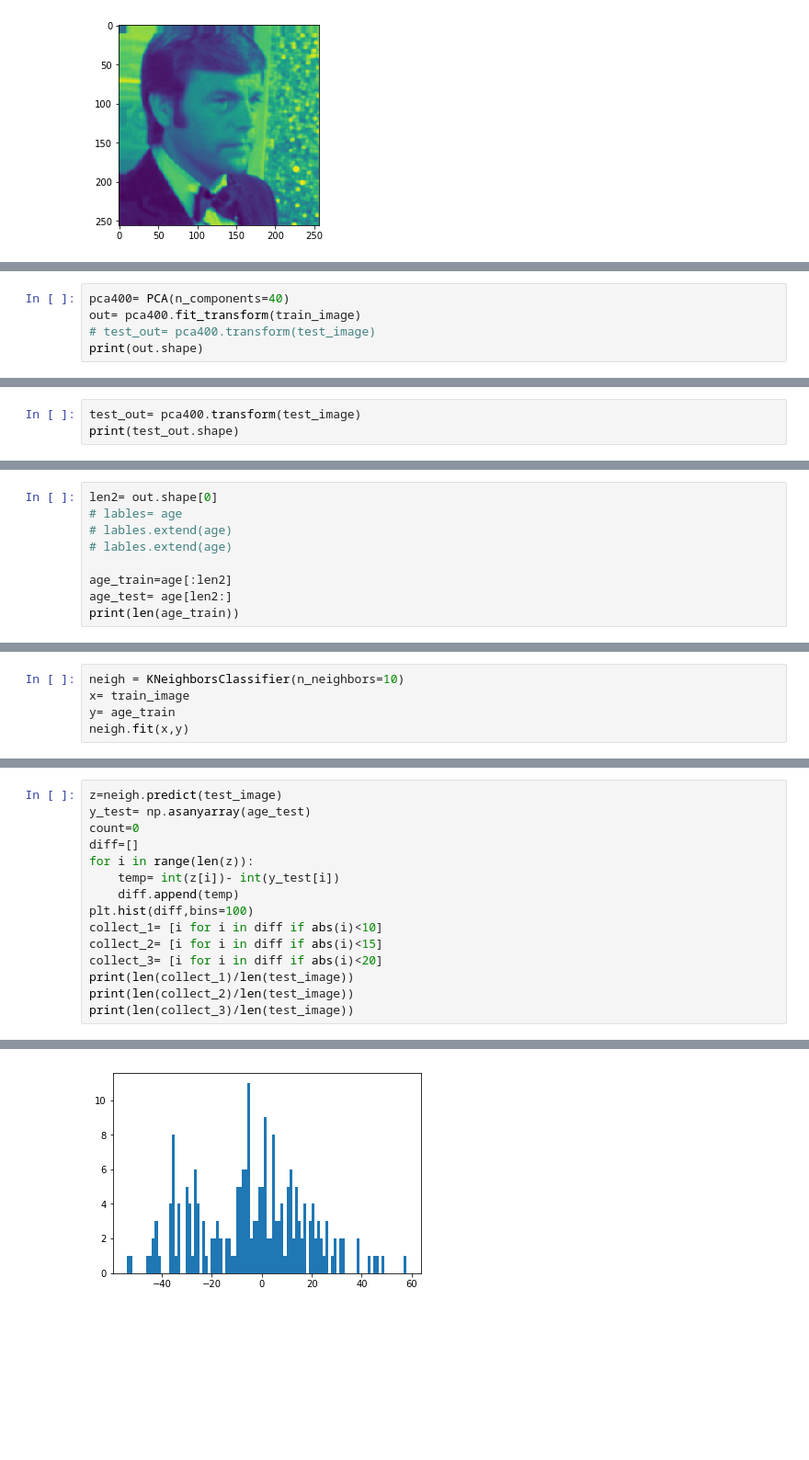
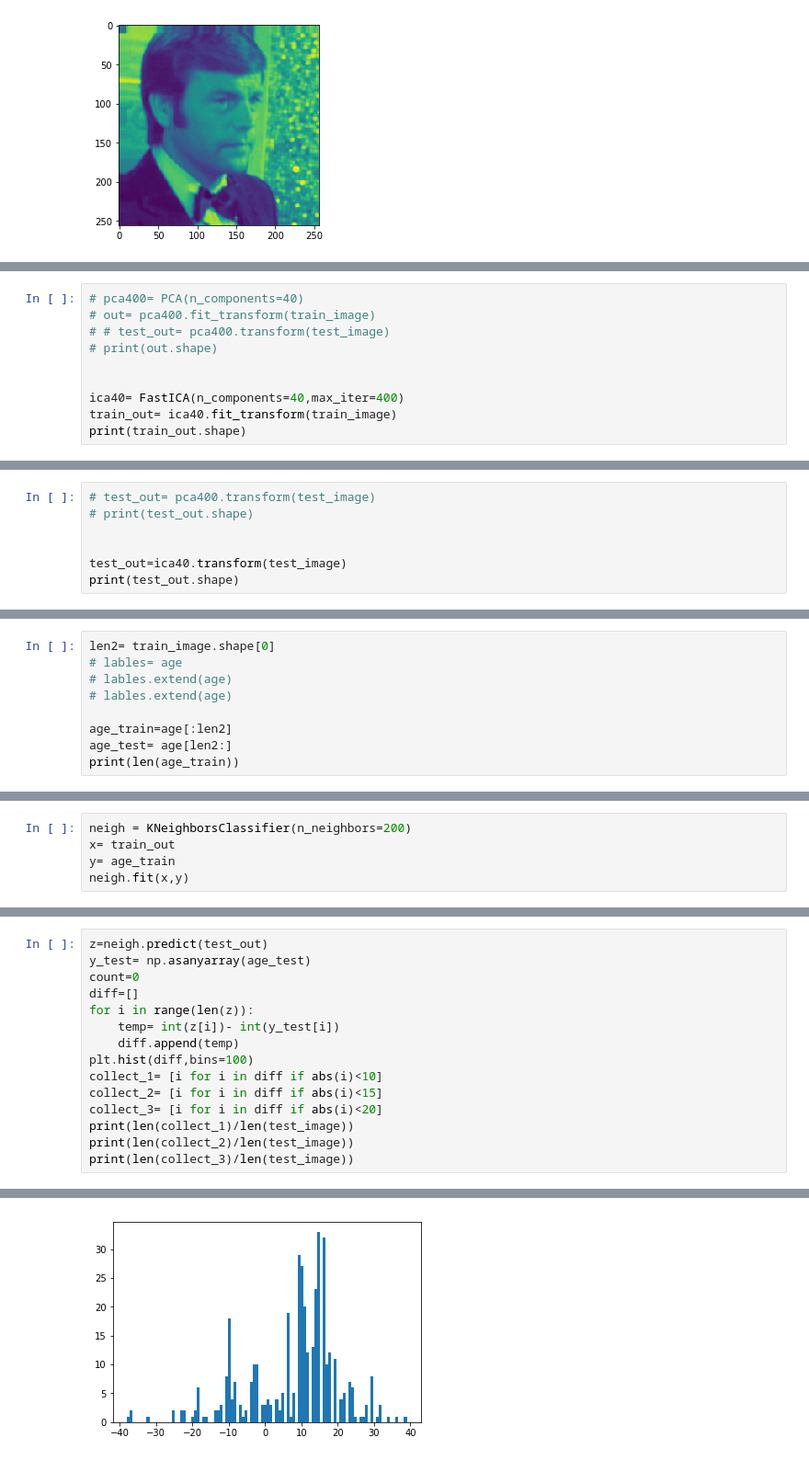
Before and after one commit to Carni7vore/age_group, a Jupyter notebook: final_project.ipynb, the cells around one changed output, grey strips where cells are left out. Shown: that part at 92% size. Saved outputs shown, nothing was run; the diff lists cells and outputs as text; blank space fills up the shorter version.

```diff
--- a/final_project.ipynb
+++ b/final_project.ipynb
@@ -197,6 +197,11 @@ print(train_image.shape)
 # %%
-pca400= PCA(n_components=40)
-out= pca400.fit_transform(train_image)
-# test_out= pca400.transform(test_image)
-print(out.shape)
+# pca400= PCA(n_components=40)
+# out= pca400.fit_transform(train_image)
+# # test_out= pca400.transform(test_image)
+# print(out.shape)
+
+
+ica40= FastICA(n_components=40,max_iter=400)
+train_out= ica40.fit_transform(train_image)
+print(train_out.shape)
 # %% [output]
@@ -204,4 +209,8 @@ print(out.shape)
 # %%
-test_out= pca400.transform(test_image)
+# test_out= pca400.transform(test_image)
+# print(test_out.shape)
+
+
+test_out=ica40.transform(test_image)
 print(test_out.shape)
 # %% [output]
@@ -209,5 +218,5 @@ print(test_out.shape)
 # %%
-len2= out.shape[0]
+len2= train_image.shape[0]
 # lables= age
 # lables.extend(age)
 # lables.extend(age)
@@ -220,6 +229,6 @@ print(len(age_train))
 # %%
-neigh = KNeighborsClassifier(n_neighbors=10)
-x= train_image
+neigh = KNeighborsClassifier(n_neighbors=200)
+x= train_out
 y= age_train
 neigh.fit(x,y)
 # %% [output]
@@ -228,6 +237,6 @@ KNeighborsClassifier(algorithm='auto', leaf_size=30, metric='minkowski',
            weights='uniform')
 # %%
-z=neigh.predict(test_image)
+z=neigh.predict(test_out)
 y_test= np.asanyarray(age_test)
 count=0
 diff=[]
@@ -248 +257 @@ print(len(collect_3)/len(test_image))
-[figure, old version]
+[figure, new version]
```
Also changed, not shown: parts of 9 cells of this notebook.
